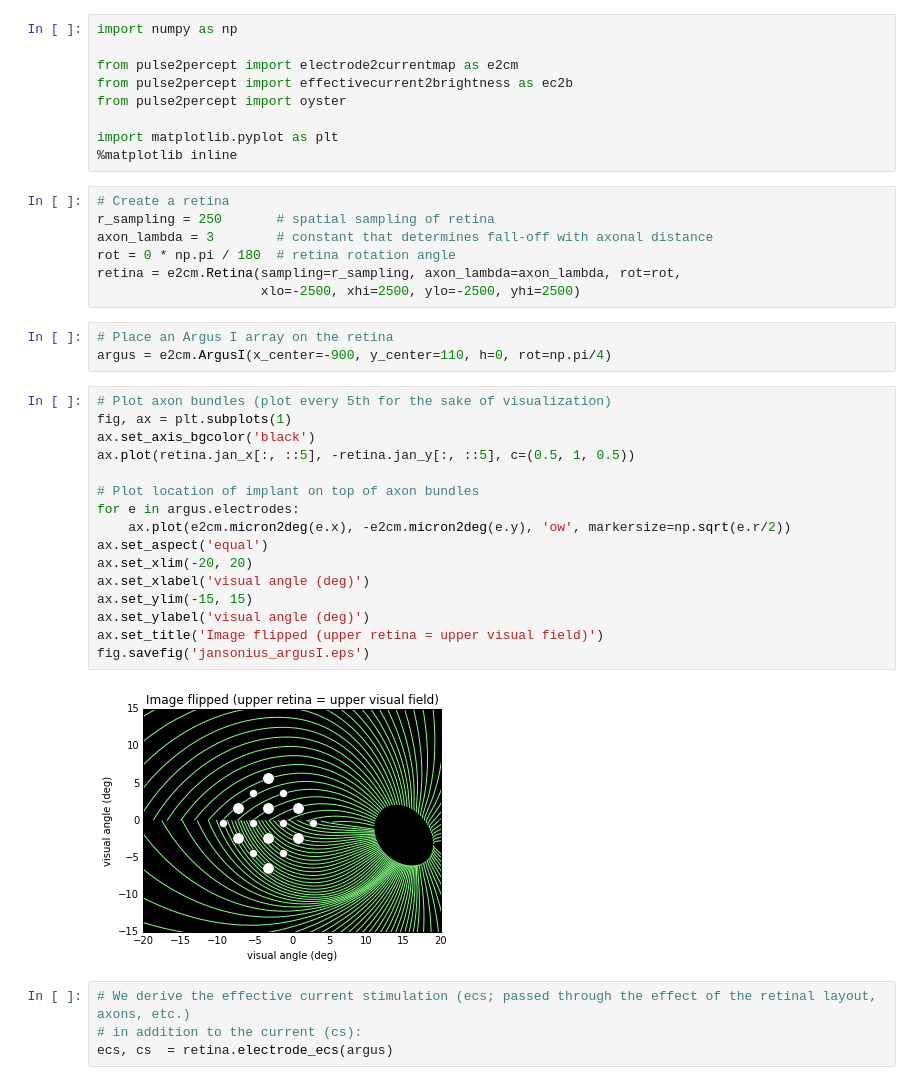
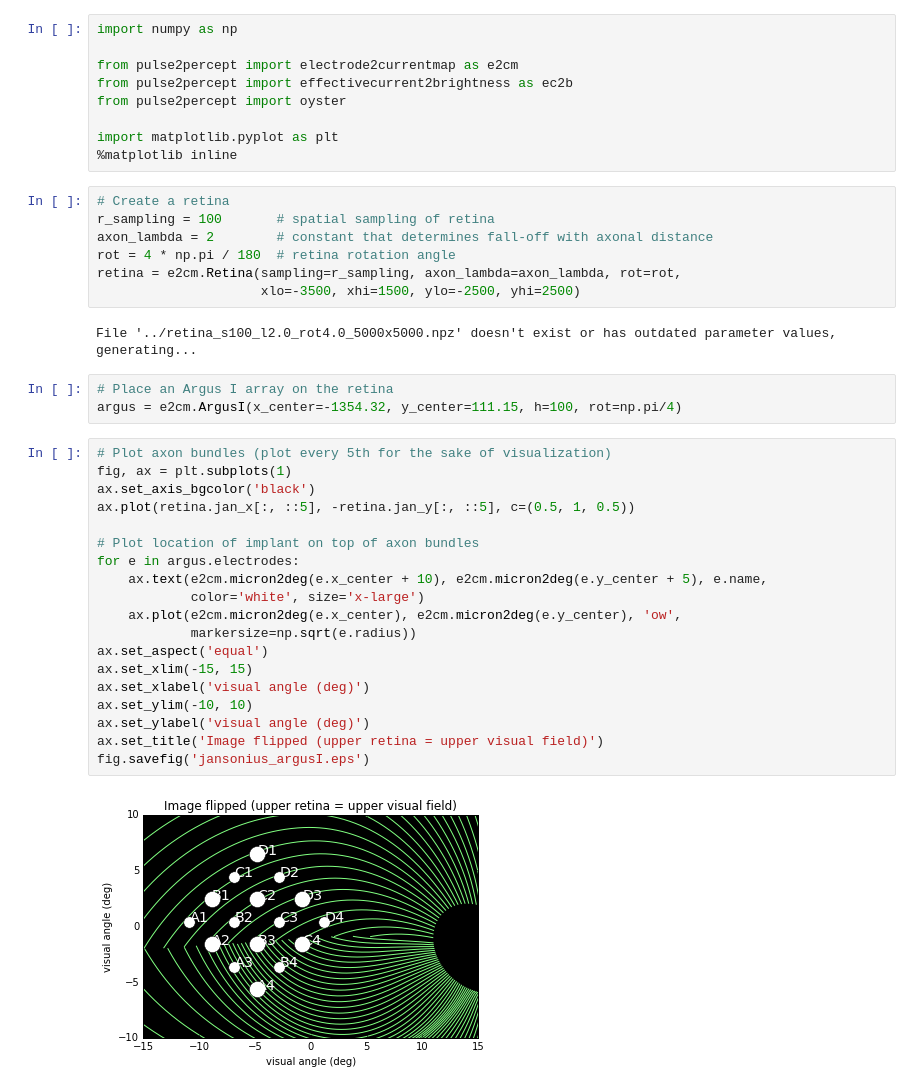
Before and after one commit to pulse2percept/pulse2percept, a Jupyter notebook: examples/notebooks/0.0-example-epiretinal.ipynb, the cells around one changed output. Drawn from its saved outputs; the diff is of its cells as text.

Commit message:
add indexable ElectrodeArray; add deBalthasar test; refactor some API calls

```diff
--- a/examples/notebooks/0.0-example-epiretinal.ipynb
+++ b/examples/notebooks/0.0-example-epiretinal.ipynb
@@ -9,36 +9,37 @@ import matplotlib.pyplot as plt
 %matplotlib inline
 # %%
 # Create a retina
-r_sampling = 250       # spatial sampling of retina
-axon_lambda = 3        # constant that determines fall-off with axonal distance
-rot = 0 * np.pi / 180  # retina rotation angle
+r_sampling = 100       # spatial sampling of retina
+axon_lambda = 2        # constant that determines fall-off with axonal distance
+rot = 4 * np.pi / 180  # retina rotation angle
 retina = e2cm.Retina(sampling=r_sampling, axon_lambda=axon_lambda, rot=rot,
-                     xlo=-2500, xhi=2500, ylo=-2500, yhi=2500)
+                     xlo=-3500, xhi=1500, ylo=-2500, yhi=2500)
+# %% [output]
+File '../retina_s100_l2.0_rot4.0_5000x5000.npz' doesn't exist or has outdated parameter values, generating...
 # %%
 # Place an Argus I array on the retina
-argus = e2cm.ArgusI(x_center=-900, y_center=110, h=0, rot=np.pi/4)
+argus = e2cm.ArgusI(x_center=-1354.32, y_center=111.15, h=100, rot=np.pi/4)
 # %%
 # Plot axon bundles (plot every 5th for the sake of visualization)
 fig, ax = plt.subplots(1)
 ax.set_axis_bgcolor('black')
 ax.plot(retina.jan_x[:, ::5], -retina.jan_y[:, ::5], c=(0.5, 1, 0.5))
 
 # Plot location of implant on top of axon bundles
 for e in argus.electrodes:
-    ax.plot(e2cm.micron2deg(e.x), -e2cm.micron2deg(e.y), 'ow', markersize=np.sqrt(e.r/2))
+    ax.text(e2cm.micron2deg(e.x_center + 10), e2cm.micron2deg(e.y_center + 5), e.name,
+            color='white', size='x-large')
+    ax.plot(e2cm.micron2deg(e.x_center), e2cm.micron2deg(e.y_center), 'ow',
+            markersize=np.sqrt(e.radius))
 ax.set_aspect('equal')
-ax.set_xlim(-20, 20)
+ax.set_xlim(-15, 15)
 ax.set_xlabel('visual angle (deg)')
-ax.set_ylim(-15, 15)
+ax.set_ylim(-10, 10)
 ax.set_ylabel('visual angle (deg)')
 ax.set_title('Image flipped (upper retina = upper visual field)')
 fig.savefig('jansonius_argusI.eps')
 # %% [output]
-[figure, old version]
+[figure, new version]
-# %%
-# We derive the effective current stimulation (ecs; passed through the effect of the retinal layout, axons, etc.)
-# in addition to the current (cs):
-ecs, cs  = retina.electrode_ecs(argus)
 # %%
 # Stimulation params
 tsample = 0.005 / 1000  # Sample step (s)
```
Also changed, not shown: parts of 4 cells of this notebook, 6 other files.
